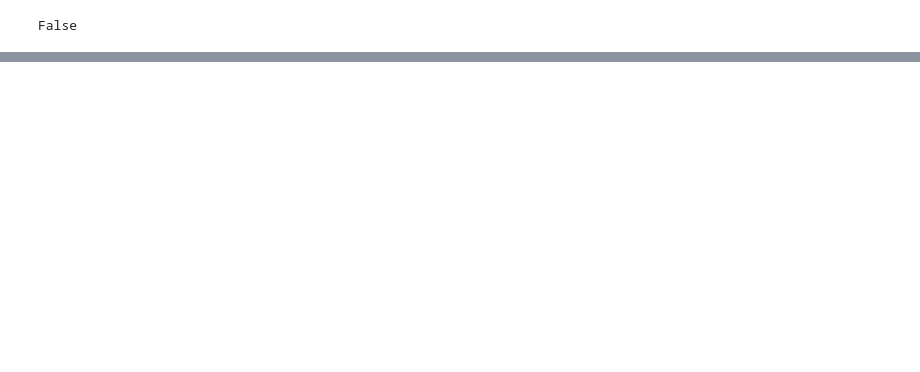
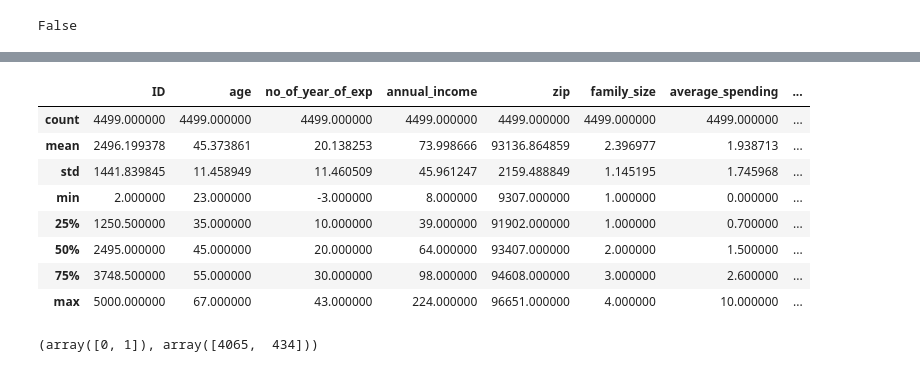
Before and after one commit to amanjoshi668/smai, a Jupyter notebook: assign_2/Untitled.ipynb, the cells around one changed output, grey strips where cells are left out. Saved outputs shown, nothing was run; the diff lists cells and outputs as text; code cells hidden in the pictures; blank space fills up the shorter version.

```diff
--- a/assign_2/Untitled.ipynb
+++ b/assign_2/Untitled.ipynb
@@ -79,0 +522,18 @@ class KNN:
+# %%
+Bank_data = pd.read_csv('LoanDataset/data.csv')
+categorical_features = [
+    'education_level',
+    'certificate_of_deposit',
+    'internet_banking',
+    'credit_card'  #,'zip'
+]
+label = 'class'
+continuous_features = [
+    'age', 'no_of_year_of_exp', 'annual_income', 'family_size',
+    'average_spending', 'motgage_value', 'security_account'
+]
+Bank_y = Bank_data[[label]]
+Bank_X = Bank_data.drop(label, 1)
+# print(X.shape, y.shape, data.shape)
+Bank_train_X, Bank_test_X, Bank_train_y, Bank_test_y = split_test_train(
+    Bank_X, Bank_y, 0.8)
@@ -79,0 +551,16 @@ class KNN:
+# %%
+Bank_data.describe()
+# %% [output]
+|  | ID | age | no_of_year_of_exp | annual_income | zip | family_size | average_spending | ... |
+| count | 4499.000000 | 4499.000000 | 4499.000000 | 4499.000000 | 4499.000000 | 4499.000000 | 4499.000000 | ... |
+| mean | 2496.199378 | 45.373861 | 20.138253 | 73.998666 | 93136.864859 | 2.396977 | 1.938713 | ... |
+| std | 1441.839845 | 11.458949 | 11.460509 | 45.961247 | 2159.488849 | 1.145195 | 1.745968 | ... |
+| min | 2.000000 | 23.000000 | -3.000000 | 8.000000 | 9307.000000 | 1.000000 | 0.000000 | ... |
+| 25% | 1250.500000 | 35.000000 | 10.000000 | 39.000000 | 91902.000000 | 1.000000 | 0.700000 | ... |
+| 50% | 2495.000000 | 45.000000 | 20.000000 | 64.000000 | 93407.000000 | 2.000000 | 1.500000 | ... |
+| 75% | 3748.500000 | 55.000000 | 30.000000 | 98.000000 | 94608.000000 | 3.000000 | 2.600000 | ... |
+| max | 5000.000000 | 67.000000 | 43.000000 | 224.000000 | 96651.000000 | 4.000000 | 10.000000 | ... |
+# %%
+print(np.unique(Bank_data['class'], return_counts=True))
+# %% [output]
+(array([0, 1]), array([4065,  434]))
```
Also changed, not shown: parts of 41 cells of this notebook, 7 other files.
